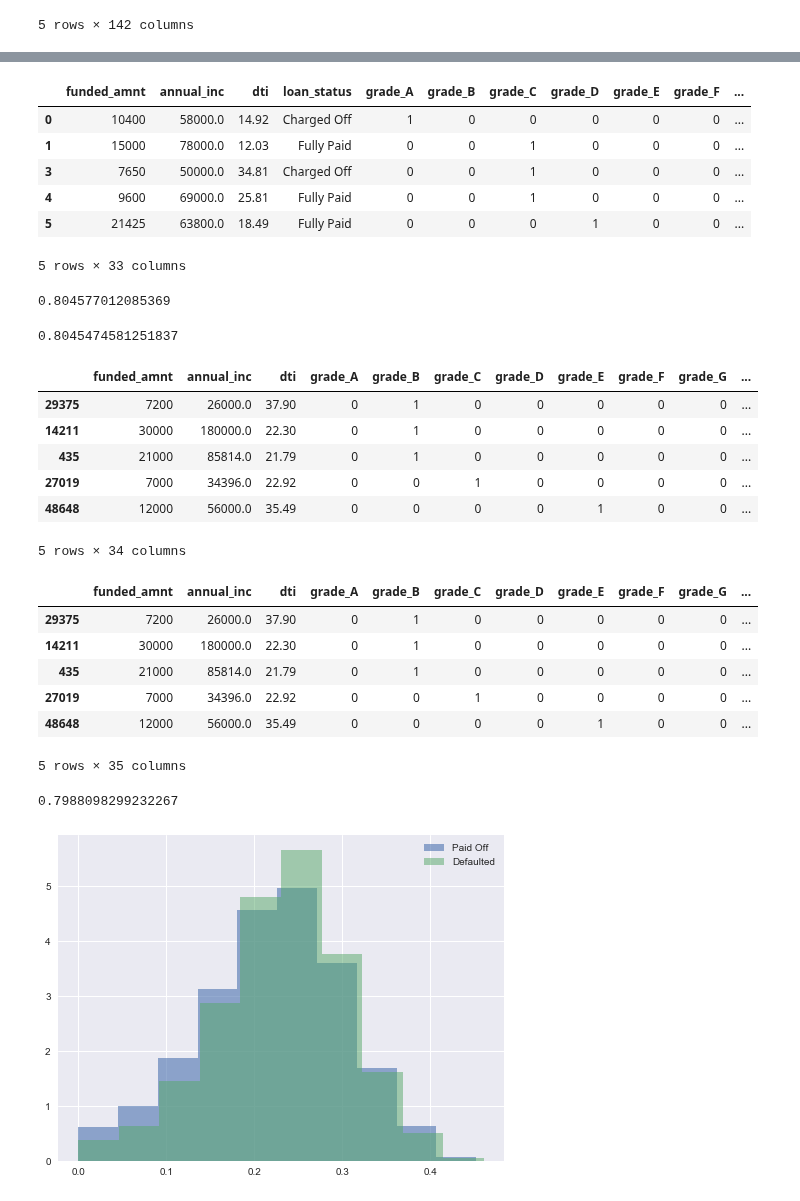
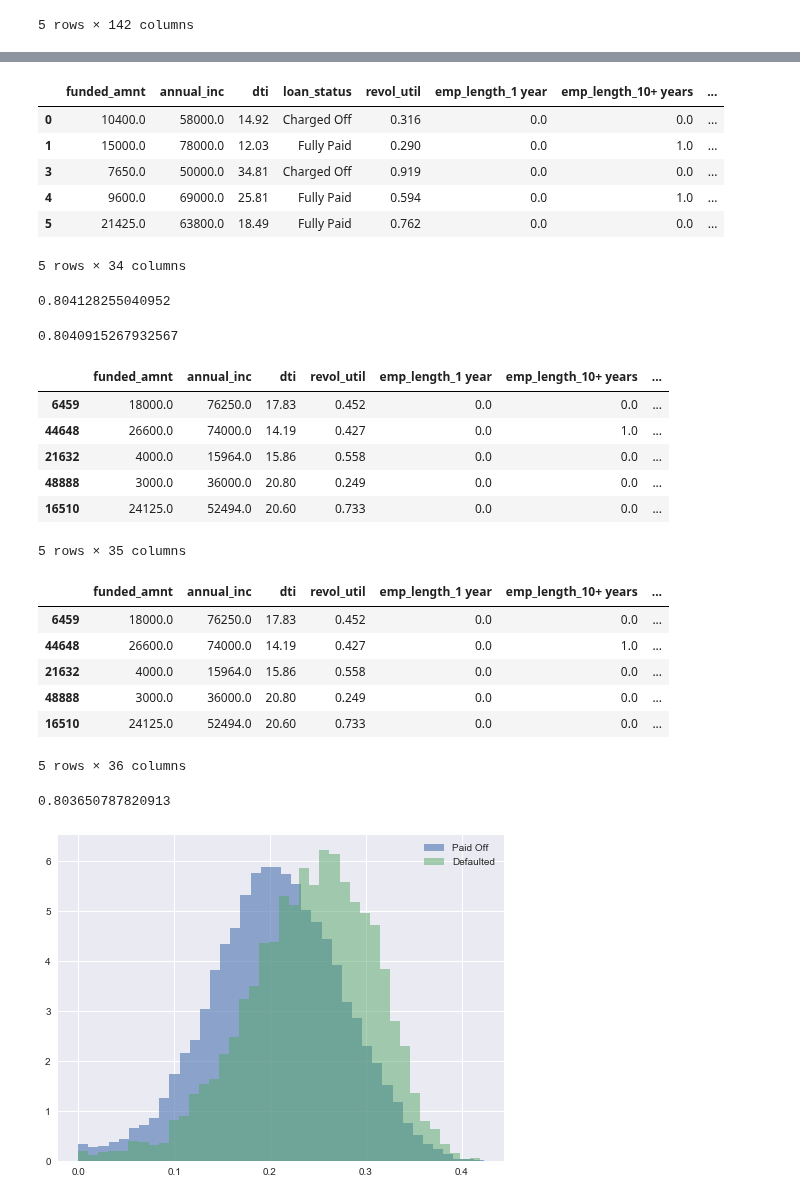
Before and after one commit to bhavenp/209A-FinalProject, a Jupyter notebook: hugo/Initial_LogReg_Model.ipynb, the cells around one changed output, grey strips where cells are left out. Saved outputs shown, nothing was run; the diff lists cells and outputs as text; code cells hidden in the pictures.

```diff
--- a/hugo/Initial_LogReg_Model.ipynb
+++ b/hugo/Initial_LogReg_Model.ipynb
@@ -33,8 +33,8 @@ def initial_model(df, columns, columns_to_encode):
     new_df = pd.get_dummies(new_df, dummy_na = True, columns = columns_to_encode)
     return new_df
 # %%
-cols = ['funded_amnt', 'grade', 'emp_length', 'home_ownership',
-        'annual_inc', 'verification_status', 'dti', 'loan_status'] #, 'revol_util']
-cols_encode = ['grade', 'emp_length', 'home_ownership', 'verification_status']
+cols = ['funded_amnt', 'emp_length', 'home_ownership',
+        'annual_inc', 'verification_status', 'dti', 'loan_status', 'revol_util', 'grade']
+cols_encode = ['emp_length', 'home_ownership', 'verification_status', 'grade']
 
 new_df = initial_model(data, cols, cols_encode)
@@ -51,3 +41,11 @@ new_df.head()
+# %%
+def format_revol(val):
+    percent = val[:-1]
+    return float(percent)/100
+
+new_df['revol_util'] = new_df['revol_util'].map(format_revol, na_action='ignore')
+# %%
+new_df[new_df['revol_util'].isnull()] = np.mean(new_df['revol_util'])
 # %%
 new_df = new_df[new_df.loan_status != 'Current'];
 # %%
@@ -66,13 +65,13 @@ new_df['paid'] = 1;
 new_df.loc[new_df.loan_status == 'Fully Paid', 'paid'] = 0;
 display(new_df.head())
 # %% [output]
-|  | funded_amnt | annual_inc | dti | loan_status | grade_A | grade_B | grade_C | grade_D | grade_E | grade_F | ... |
-| 0 | 10400 | 58000.0 | 14.92 | Charged Off | 1 | 0 | 0 | 0 | 0 | 0 | ... |
-| 1 | 15000 | 78000.0 | 12.03 | Fully Paid | 0 | 0 | 1 | 0 | 0 | 0 | ... |
-| 3 | 7650 | 50000.0 | 34.81 | Charged Off | 0 | 0 | 1 | 0 | 0 | 0 | ... |
-| 4 | 9600 | 69000.0 | 25.81 | Fully Paid | 0 | 0 | 1 | 0 | 0 | 0 | ... |
-| 5 | 21425 | 63800.0 | 18.49 | Fully Paid | 0 | 0 | 0 | 1 | 0 | 0 | ... |
+|  | funded_amnt | annual_inc | dti | loan_status | revol_util | emp_length_1 year | emp_length_10+ years | ... |
+| 0 | 10400.0 | 58000.0 | 14.92 | Charged Off | 0.316 | 0.0 | 0.0 | ... |
+| 1 | 15000.0 | 78000.0 | 12.03 | Fully Paid | 0.290 | 0.0 | 1.0 | ... |
+| 3 | 7650.0 | 50000.0 | 34.81 | Charged Off | 0.919 | 0.0 | 0.0 | ... |
+| 4 | 9600.0 | 69000.0 | 25.81 | Fully Paid | 0.594 | 0.0 | 1.0 | ... |
+| 5 | 21425.0 | 63800.0 | 18.49 | Fully Paid | 0.762 | 0.0 | 0.0 | ... |
-5 rows × 33 columns
+5 rows × 34 columns
 # %%
 data_train, data_test = train_test_split(new_df, test_size=.5, stratify=new_df.paid, random_state=99);
 # %%
@@ -90,11 +89,11 @@ model.fit(x_train, y_train);
 # %%
 model.score(x_train, y_train)
 # %% [output]
-0.804577012085369
+0.804128255040952
 # %%
 model.score(x_test, y_test)
 # %% [output]
-0.8045474581251837
+0.8040915267932567
 # %%
 predictions = x_train.copy()
 predictions['pred'] = model.predict(x_train)
@@ -103,39 +102,39 @@ predictions['true_val'] = y_train
 # %%
 predictions.head()
 # %% [output]
-|  | funded_amnt | annual_inc | dti | grade_A | grade_B | grade_C | grade_D | grade_E | grade_F | grade_G | ... |
-| 29375 | 7200 | 26000.0 | 37.90 | 0 | 1 | 0 | 0 | 0 | 0 | 0 | ... |
-| 14211 | 30000 | 180000.0 | 22.30 | 0 | 1 | 0 | 0 | 0 | 0 | 0 | ... |
-| 435 | 21000 | 85814.0 | 21.79 | 0 | 1 | 0 | 0 | 0 | 0 | 0 | ... |
-| 27019 | 7000 | 34396.0 | 22.92 | 0 | 0 | 1 | 0 | 0 | 0 | 0 | ... |
-| 48648 | 12000 | 56000.0 | 35.49 | 0 | 0 | 0 | 0 | 1 | 0 | 0 | ... |
+|  | funded_amnt | annual_inc | dti | revol_util | emp_length_1 year | emp_length_10+ years | ... |
+| 6459 | 18000.0 | 76250.0 | 17.83 | 0.452 | 0.0 | 0.0 | ... |
+| 44648 | 26600.0 | 74000.0 | 14.19 | 0.427 | 0.0 | 1.0 | ... |
+| 21632 | 4000.0 | 15964.0 | 15.86 | 0.558 | 0.0 | 0.0 | ... |
+| 48888 | 3000.0 | 36000.0 | 20.80 | 0.249 | 0.0 | 0.0 | ... |
+| 16510 | 24125.0 | 52494.0 | 20.60 | 0.733 | 0.0 | 0.0 | ... |
-5 rows × 34 columns
+5 rows × 35 columns
 # %%
 predictions['class'] = 0;
 predictions.loc[predictions.proba > 0.39, 'class'] = 1;
 display(predictions.head())
 # %% [output]
-|  | funded_amnt | annual_inc | dti | grade_A | grade_B | grade_C | grade_D | grade_E | grade_F | grade_G | ... |
-| 29375 | 7200 | 26000.0 | 37.90 | 0 | 1 | 0 | 0 | 0 | 0 | 0 | ... |
-| 14211 | 30000 | 180000.0 | 22.30 | 0 | 1 | 0 | 0 | 0 | 0 | 0 | ... |
-| 435 | 21000 | 85814.0 | 21.79 | 0 | 1 | 0 | 0 | 0 | 0 | 0 | ... |
-| 27019 | 7000 | 34396.0 | 22.92 | 0 | 0 | 1 | 0 | 0 | 0 | 0 | ... |
-| 48648 | 12000 | 56000.0 | 35.49 | 0 | 0 | 0 | 0 | 1 | 0 | 0 | ... |
+|  | funded_amnt | annual_inc | dti | revol_util | emp_length_1 year | emp_length_10+ years | ... |
+| 6459 | 18000.0 | 76250.0 | 17.83 | 0.452 | 0.0 | 0.0 | ... |
+| 44648 | 26600.0 | 74000.0 | 14.19 | 0.427 | 0.0 | 1.0 | ... |
+| 21632 | 4000.0 | 15964.0 | 15.86 | 0.558 | 0.0 | 0.0 | ... |
+| 48888 | 3000.0 | 36000.0 | 20.80 | 0.249 | 0.0 | 0.0 | ... |
+| 16510 | 24125.0 | 52494.0 | 20.60 | 0.733 | 0.0 | 0.0 | ... |
-5 rows × 35 columns
+5 rows × 36 columns
 # %%
 accuracy_score(y_train, predictions['class'])
 # %% [output]
-0.7988098299232267
+0.803650787820913
 # %%
 fig = plt.figure(figsize=(8,6));
 ax = plt.subplot(1,1,1);
 
 
 
-ax.hist(predictions.loc[predictions.true_val == 0,'proba'], density = True, bins = 10, label='Paid Off', alpha=0.6);
-ax.hist(predictions.loc[predictions.true_val == 1,'proba'], density = True, bins = 10, label='Defaulted', alpha=0.5);
+ax.hist(predictions.loc[predictions.true_val == 0,'proba'], density = True, bins = 40, label='Paid Off', alpha=0.6);
+ax.hist(predictions.loc[predictions.true_val == 1,'proba'], density = True, bins = 40, label='Defaulted', alpha=0.5);
 ax.legend(loc='best')
 
 plt.show()
 # %% [output]
-[figure, old version]
+[figure, new version]
```
Also changed, not shown: parts of 2 cells of this notebook.
